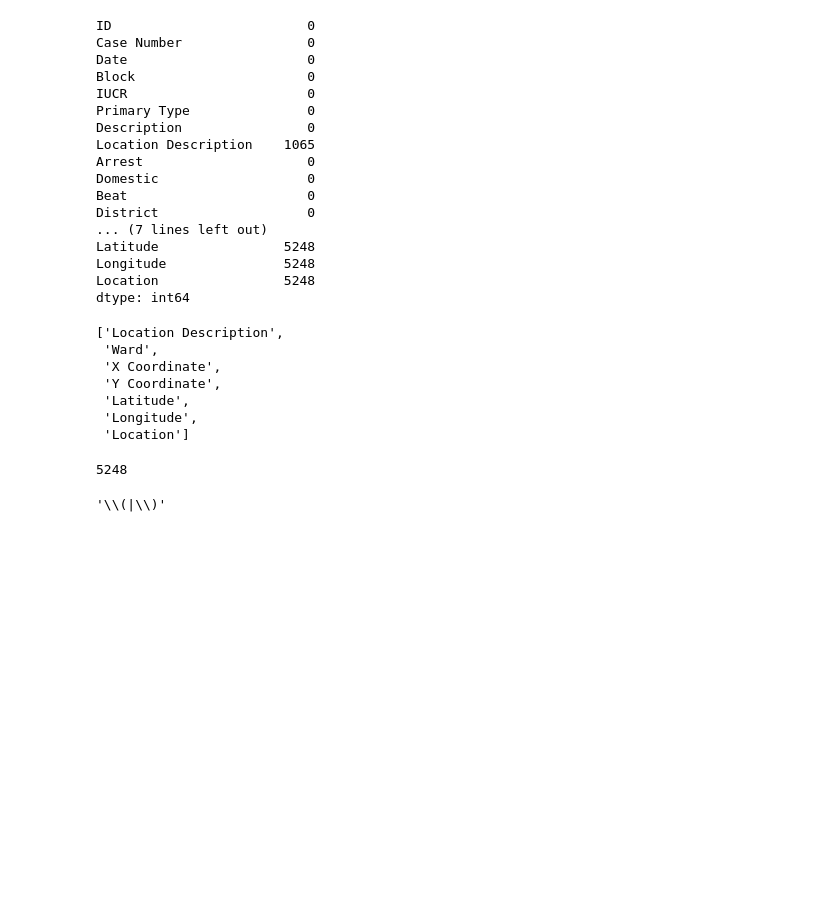
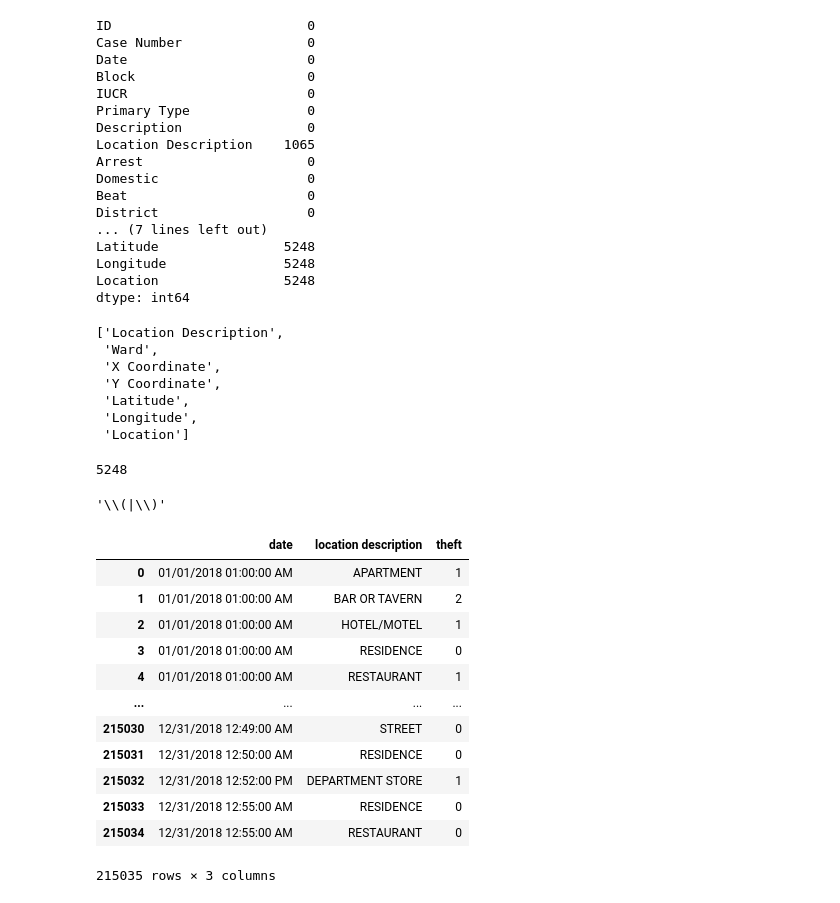
Before and after one commit to OnizukaPy/jensen, a Jupyter notebook: Utveckling med Python försättning/Pandas/pre-processing/övning.ipynb, the cells around one changed output. Cells and saved outputs as stored; diff of their text form; code cells hidden in the pictures; blank space fills up the shorter version.

```diff
--- a/Utveckling med Python försättning/Pandas/pre-processing/övning.ipynb
+++ b/Utveckling med Python försättning/Pandas/pre-processing/övning.ipynb
@@ -131,0 +127,16 @@ pattern
+# %%
+pd.DataFrame(dat.groupby(["date","location description"])["theft"].sum()).reset_index()
+# %% [output]
+|  | date | location description | theft |
+| 0 | 01/01/2018 01:00:00 AM | APARTMENT | 1 |
+| 1 | 01/01/2018 01:00:00 AM | BAR OR TAVERN | 2 |
+| 2 | 01/01/2018 01:00:00 AM | HOTEL/MOTEL | 1 |
+| 3 | 01/01/2018 01:00:00 AM | RESIDENCE | 0 |
+| 4 | 01/01/2018 01:00:00 AM | RESTAURANT | 1 |
+| ... | ... | ... | ... |
+| 215030 | 12/31/2018 12:49:00 AM | STREET | 0 |
+| 215031 | 12/31/2018 12:50:00 AM | RESIDENCE | 0 |
+| 215032 | 12/31/2018 12:52:00 PM | DEPARTMENT STORE | 1 |
+| 215033 | 12/31/2018 12:55:00 AM | RESIDENCE | 0 |
+| 215034 | 12/31/2018 12:55:00 AM | RESTAURANT | 0 |
+215035 rows × 3 columns
```
Also changed, not shown: parts of 10 cells of this notebook, 4 other files.
